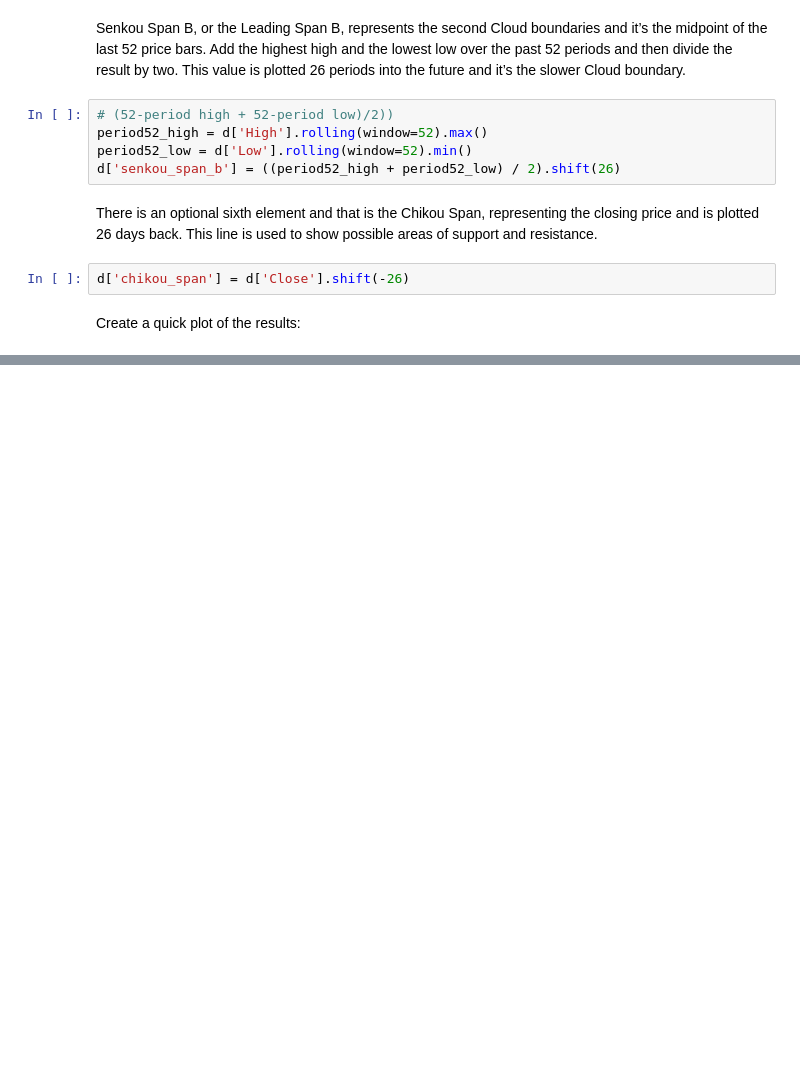
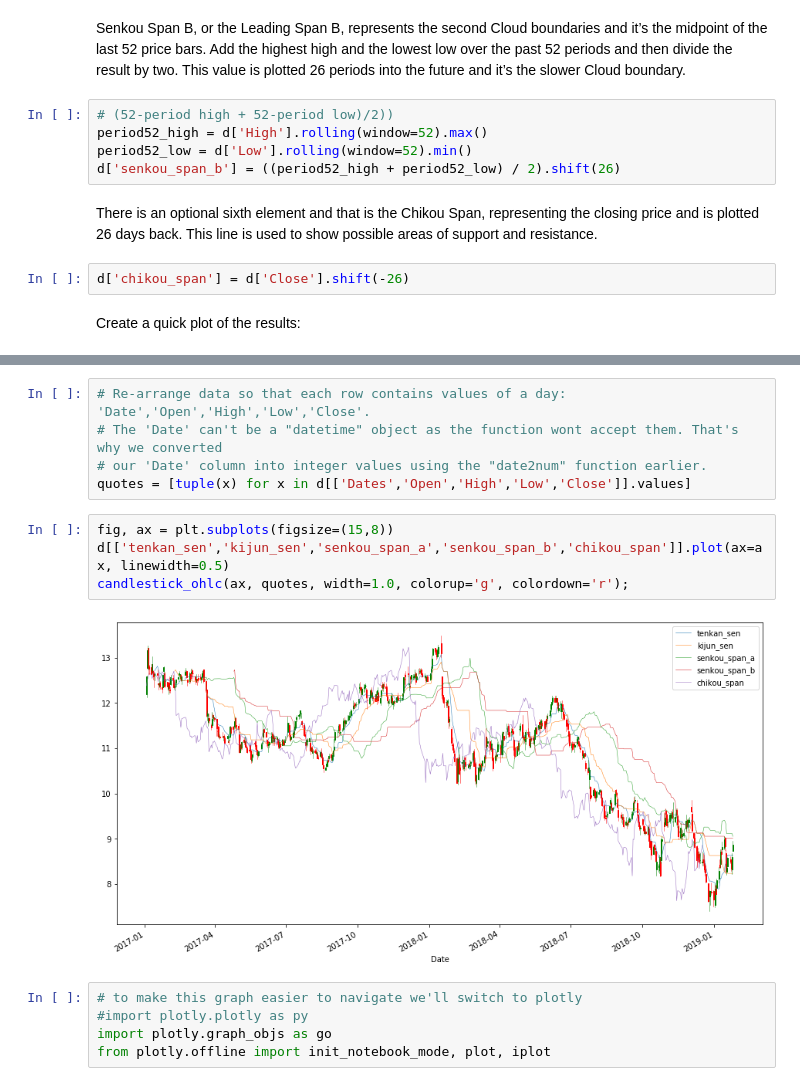
Before and after one commit to binary-riviera/Finance-Models, a Jupyter notebook: ichimoku_example.ipynb, the cells around one changed output, grey strips where cells are left out. Cells and saved outputs as stored; diff of their text form; blank space fills up the shorter version.

```diff
--- a/ichimoku_example.ipynb
+++ b/ichimoku_example.ipynb
@@ -59,0 +62,16 @@ SyntaxError: invalid syntax (<ipython-input-17-79d9ea0e0551>, line 1)
+# %%
+# Re-arrange data so that each row contains values of a day: 'Date','Open','High','Low','Close'.
+# The 'Date' can't be a "datetime" object as the function wont accept them. That's why we converted
+# our 'Date' column into integer values using the "date2num" function earlier.
+quotes = [tuple(x) for x in d[['Dates','Open','High','Low','Close']].values]
+# %%
+fig, ax = plt.subplots(figsize=(15,8))
+d[['tenkan_sen','kijun_sen','senkou_span_a','senkou_span_b','chikou_span']].plot(ax=ax, linewidth=0.5)
+candlestick_ohlc(ax, quotes, width=1.0, colorup='g', colordown='r');
+# %% [output]
+[figure, added]
+# %%
+# to make this graph easier to navigate we'll switch to plotly
+#import plotly.plotly as py
+import plotly.graph_objs as go
+from plotly.offline import init_notebook_mode, plot, iplot
```
Also changed, not shown: parts of 4 cells of this notebook.
